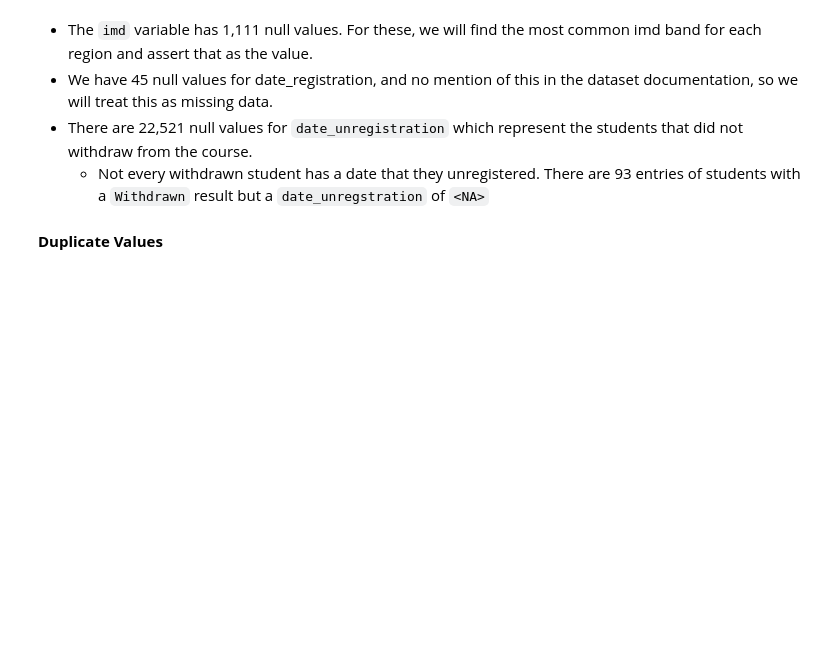
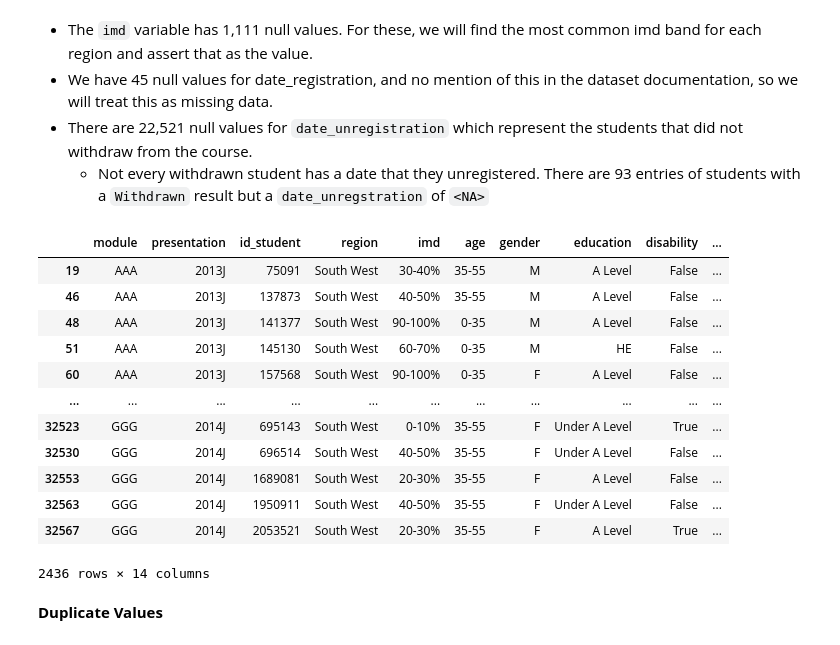
Before and after one commit to freyjagarner/Student-Data-Analysis, a Jupyter notebook: Capstone/Student_Information.ipynb, the cells around one changed output. Cells and saved outputs as stored; diff of their text form; code cells hidden in the pictures; blank space fills up the shorter version.

```diff
--- a/Capstone/Student_Information.ipynb
+++ b/Capstone/Student_Information.ipynb
@@ -253,4 +238,20 @@ md(f'''
 * We have 45 null values for date_registration, and no mention of this in the dataset documentation, so we will treat this as missing data.
 * There are 22,521 null values for `date_unregistration` which represent the students that did not withdraw from the course.
     * Not every withdrawn student has a date that they unregistered. There are 93 entries of students with a `Withdrawn` result but a `date_unregstration` of `<NA>`
+# %%
+stud_info.loc[stud_info['region'] == 'South West']
+# %% [output]
+|  | module | presentation | id_student | region | imd | age | gender | education | disability | ... |
+| 19 | AAA | 2013J | 75091 | South West | 30-40% | 35-55 | M | A Level | False | ... |
+| 46 | AAA | 2013J | 137873 | South West | 40-50% | 35-55 | M | A Level | False | ... |
+| 48 | AAA | 2013J | 141377 | South West | 90-100% | 0-35 | M | A Level | False | ... |
+| 51 | AAA | 2013J | 145130 | South West | 60-70% | 0-35 | M | HE | False | ... |
+| 60 | AAA | 2013J | 157568 | South West | 90-100% | 0-35 | F | A Level | False | ... |
+| ... | ... | ... | ... | ... | ... | ... | ... | ... | ... | ... |
+| 32523 | GGG | 2014J | 695143 | South West | 0-10% | 35-55 | F | Under A Level | True | ... |
+| 32530 | GGG | 2014J | 696514 | South West | 40-50% | 35-55 | F | Under A Level | False | ... |
+| 32553 | GGG | 2014J | 1689081 | South West | 20-30% | 35-55 | F | A Level | False | ... |
+| 32563 | GGG | 2014J | 1950911 | South West | 40-50% | 35-55 | F | Under A Level | False | ... |
+| 32567 | GGG | 2014J | 2053521 | South West | 20-30% | 35-55 | F | A Level | True | ... |
+2436 rows × 14 columns
 # %%
```
Also changed, not shown: parts of 16 cells of this notebook, 1 other file.
